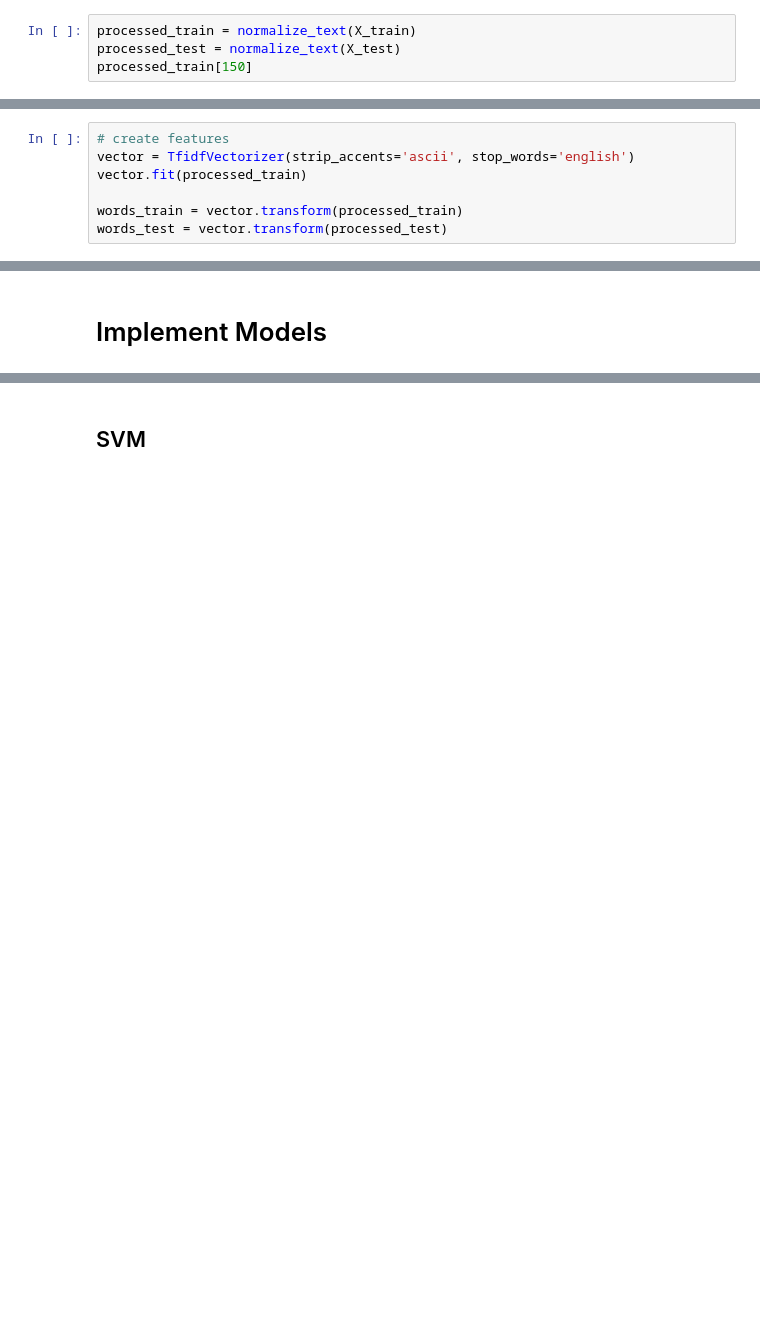
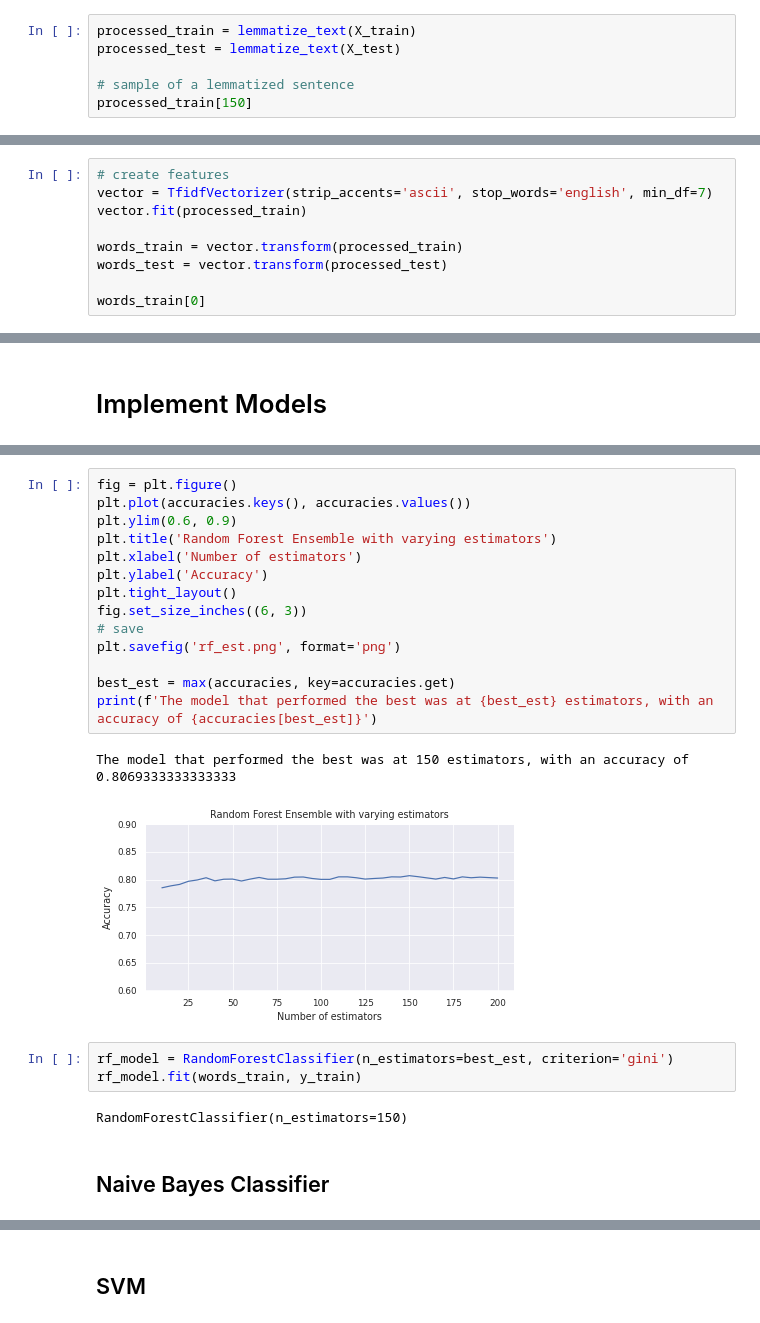
Before and after one commit to robert-chatterton/authorship-attribution, a Jupyter notebook: authorship_attribution.ipynb, the cells around one changed output, grey strips where cells are left out. Drawn from its saved outputs; the diff is of its cells as text; blank space fills up the shorter version.

```diff
--- a/authorship_attribution.ipynb
+++ b/authorship_attribution.ipynb
@@ -301,5 +297,7 @@ def normalize_text(excerpt_list):
 # %%
-processed_train = normalize_text(X_train)
-processed_test = normalize_text(X_test)
+processed_train = lemmatize_text(X_train)
+processed_test = lemmatize_text(X_test)
+
+# sample of a lemmatized sentence
 processed_train[150]
 # %% [output]
@@ -307,10 +305,12 @@ processed_train[150]
 # %%
 # create features
-vector = TfidfVectorizer(strip_accents='ascii', stop_words='english')
+vector = TfidfVectorizer(strip_accents='ascii', stop_words='english', min_df=7)
 vector.fit(processed_train)
 
 words_train = vector.transform(processed_train)
 words_test = vector.transform(processed_test)
+
+words_train[0]
 # %%
 # encode author labels
 lb = LabelBinarizer()
@@ -339,0 +373,24 @@ from sklearn.metrics import make_scorer
+# %%
+fig = plt.figure()
+plt.plot(accuracies.keys(), accuracies.values())
+plt.ylim(0.6, 0.9)
+plt.title('Random Forest Ensemble with varying estimators')
+plt.xlabel('Number of estimators')
+plt.ylabel('Accuracy')
+plt.tight_layout()
+fig.set_size_inches((6, 3))
+# save
+plt.savefig('rf_est.png', format='png')
+
+best_est = max(accuracies, key=accuracies.get)
+print(f'The model that performed the best was at {best_est} estimators, with an accuracy of {accuracies[best_est]}')
+# %% [output]
+The model that performed the best was at 150 estimators, with an accuracy of 0.8069333333333333
+[figure, added]
+# %%
+rf_model = RandomForestClassifier(n_estimators=best_est, criterion='gini')
+rf_model.fit(words_train, y_train)
+# %% [output]
+RandomForestClassifier(n_estimators=150)
+# %% [markdown]
+## Naive Bayes Classifier
```
Also changed, not shown: parts of 56 cells of this notebook, 8 other files.
